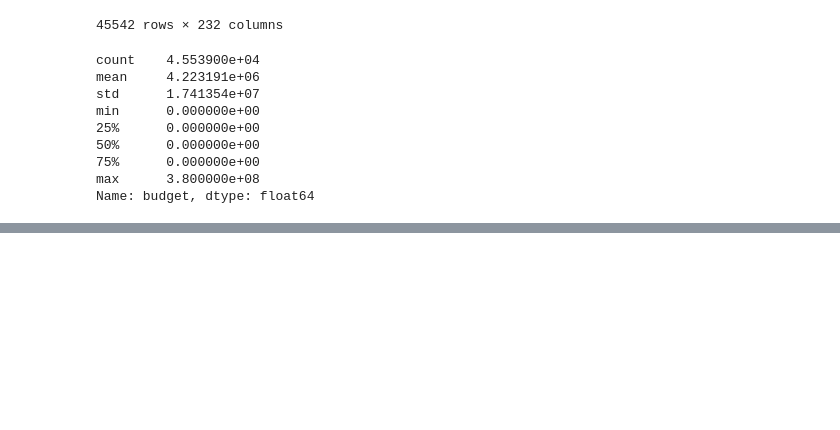
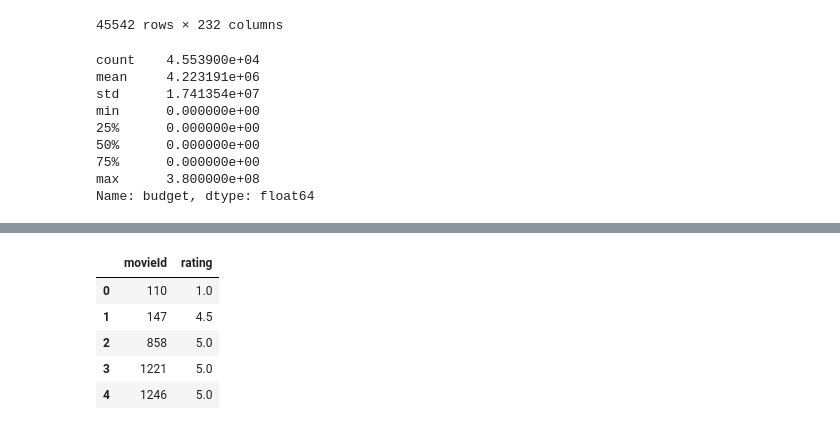
Before and after one commit to HatimRabet/Bandit-Algorithms-for-Movie-Recommendation-System, a Jupyter notebook: scripts/data_study.ipynb, the cells around one changed output, grey strips where cells are left out. Saved outputs shown, nothing was run; the diff lists cells and outputs as text; code cells hidden in the pictures; blank space fills up the shorter version.

```diff
--- a/scripts/data_study.ipynb
+++ b/scripts/data_study.ipynb
@@ -580,0 +610,11 @@ movies_dataframe_final['ratio_benefit'] = movies_dataframe_final['revenue'] / (m
+# %%
+movies_ratings_df = movies_ratings_df[['movieId','rating']]
+# %%
+movies_ratings_df.head()
+# %% [output]
+|  | movieId | rating |
+| 0 | 110 | 1.0 |
+| 1 | 147 | 4.5 |
+| 2 | 858 | 5.0 |
+| 3 | 1221 | 5.0 |
+| 4 | 1246 | 5.0 |
```
Also changed, not shown: parts of 6 cells of this notebook.
